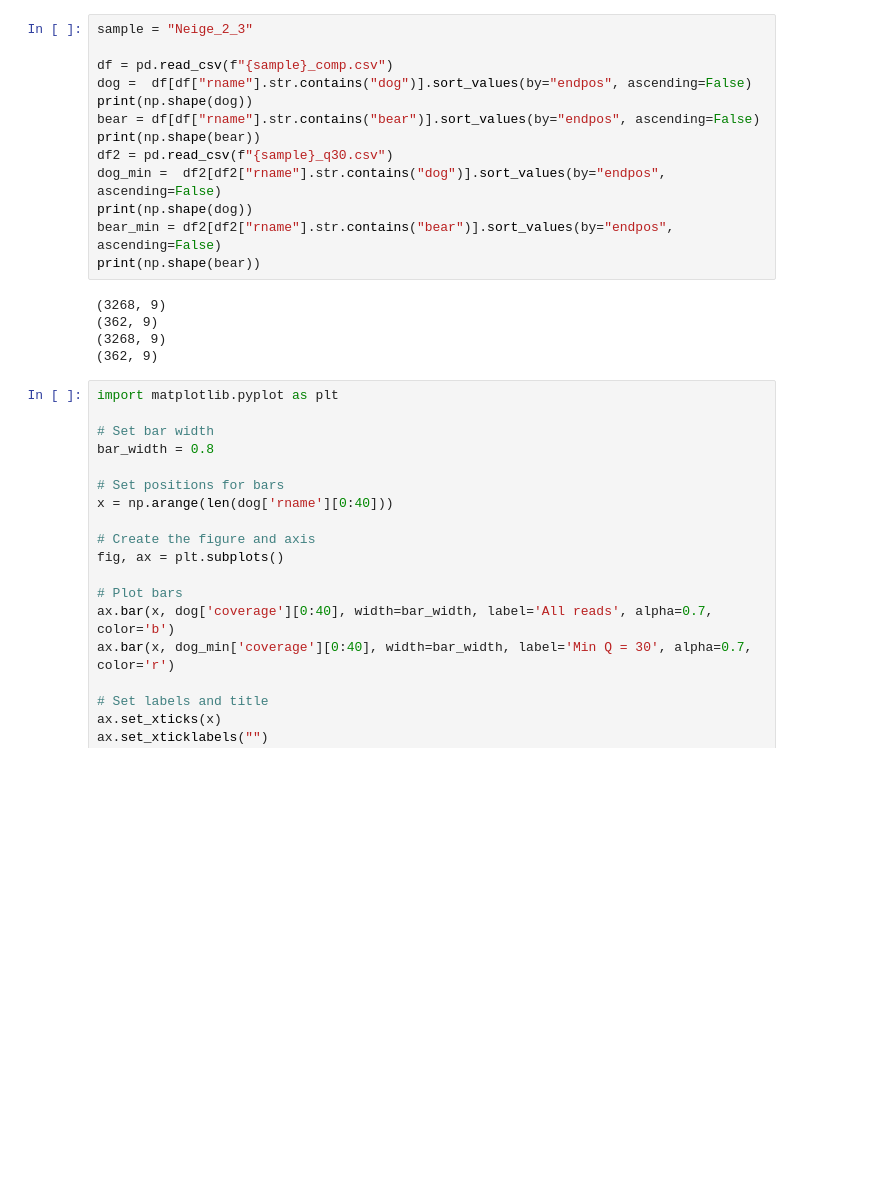
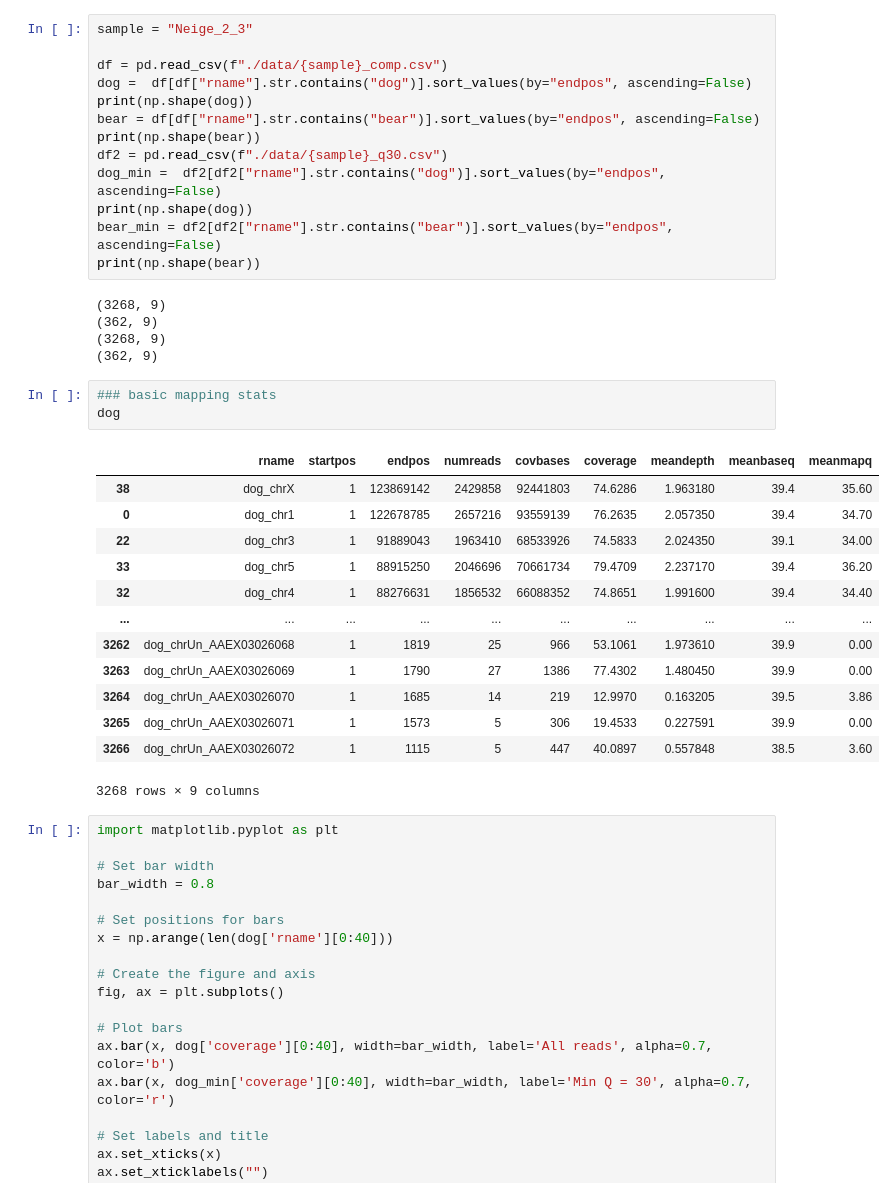
Before and after one commit to HGord2022/snowtracks, a Jupyter notebook: comp_mapping.ipynb, the cells around one changed output. Cells and saved outputs as stored; diff of their text form; blank space fills up the shorter version.

```diff
--- a/comp_mapping.ipynb
+++ b/comp_mapping.ipynb
@@ -5,12 +5,12 @@ import matplotlib.pyplot as plt
 # %%
 sample = "Neige_2_3"
 
-df = pd.read_csv(f"{sample}_comp.csv")
+df = pd.read_csv(f"./data/{sample}_comp.csv")
 dog =  df[df["rname"].str.contains("dog")].sort_values(by="endpos", ascending=False)
 print(np.shape(dog))
 bear = df[df["rname"].str.contains("bear")].sort_values(by="endpos", ascending=False)
 print(np.shape(bear))
-df2 = pd.read_csv(f"{sample}_q30.csv")
+df2 = pd.read_csv(f"./data/{sample}_q30.csv")
 dog_min =  df2[df2["rname"].str.contains("dog")].sort_values(by="endpos", ascending=False)
 print(np.shape(dog))
 bear_min = df2[df2["rname"].str.contains("bear")].sort_values(by="endpos", ascending=False)
@@ -20,6 +20,23 @@ print(np.shape(bear))
 (362, 9)
 (3268, 9)
 (362, 9)
+# %%
+### basic mapping stats
+dog
+# %% [output]
+|  | rname | startpos | endpos | numreads | covbases | coverage | meandepth | meanbaseq | meanmapq |
+| 38 | dog_chrX | 1 | 123869142 | 2429858 | 92441803 | 74.6286 | 1.963180 | 39.4 | 35.60 |
+| 0 | dog_chr1 | 1 | 122678785 | 2657216 | 93559139 | 76.2635 | 2.057350 | 39.4 | 34.70 |
+| 22 | dog_chr3 | 1 | 91889043 | 1963410 | 68533926 | 74.5833 | 2.024350 | 39.1 | 34.00 |
+| 33 | dog_chr5 | 1 | 88915250 | 2046696 | 70661734 | 79.4709 | 2.237170 | 39.4 | 36.20 |
+| 32 | dog_chr4 | 1 | 88276631 | 1856532 | 66088352 | 74.8651 | 1.991600 | 39.4 | 34.40 |
+| ... | ... | ... | ... | ... | ... | ... | ... | ... | ... |
+| 3262 | dog_chrUn_AAEX03026068 | 1 | 1819 | 25 | 966 | 53.1061 | 1.973610 | 39.9 | 0.00 |
+| 3263 | dog_chrUn_AAEX03026069 | 1 | 1790 | 27 | 1386 | 77.4302 | 1.480450 | 39.9 | 0.00 |
+| 3264 | dog_chrUn_AAEX03026070 | 1 | 1685 | 14 | 219 | 12.9970 | 0.163205 | 39.5 | 3.86 |
+| 3265 | dog_chrUn_AAEX03026071 | 1 | 1573 | 5 | 306 | 19.4533 | 0.227591 | 39.9 | 0.00 |
+| 3266 | dog_chrUn_AAEX03026072 | 1 | 1115 | 5 | 447 | 40.0897 | 0.557848 | 38.5 | 3.60 |
+3268 rows × 9 columns
 # %%
 import matplotlib.pyplot as plt
 
```
Also changed, not shown: parts of 2 cells of this notebook, 12 other files.
